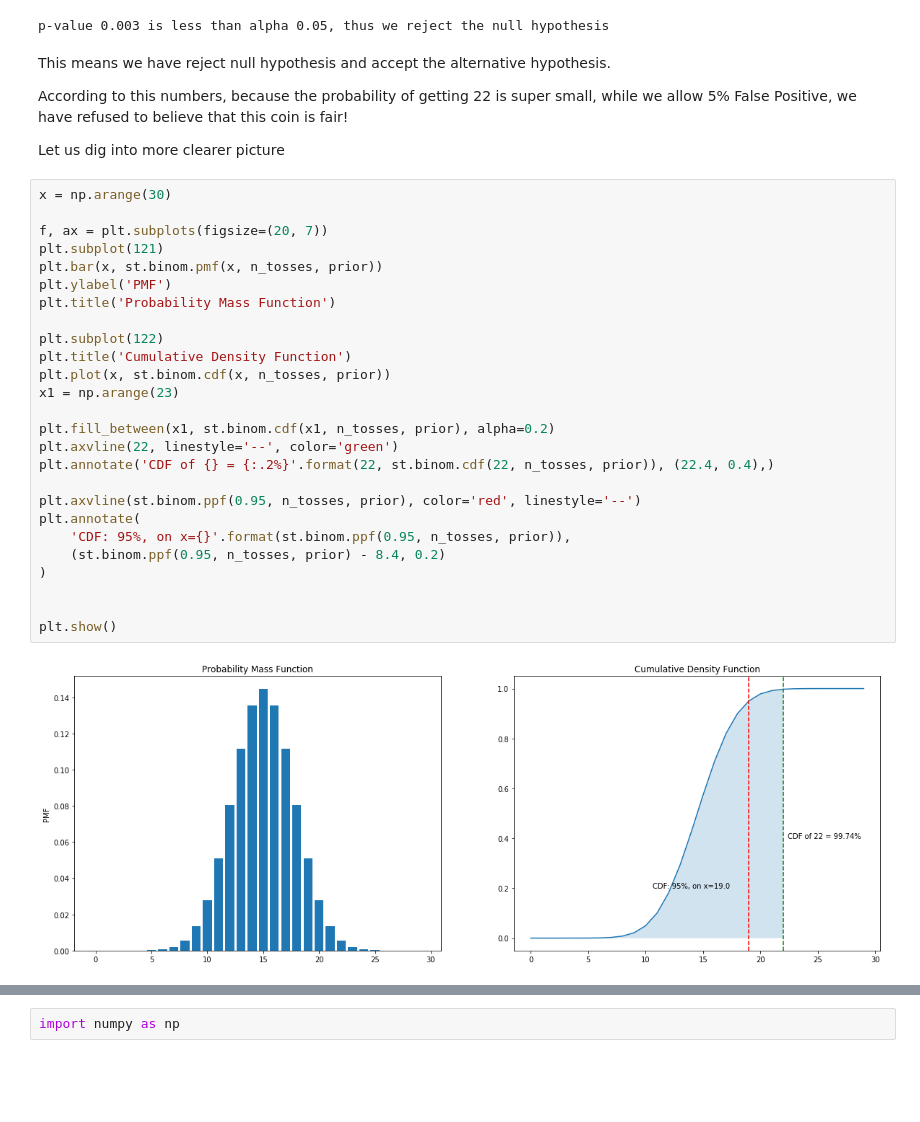
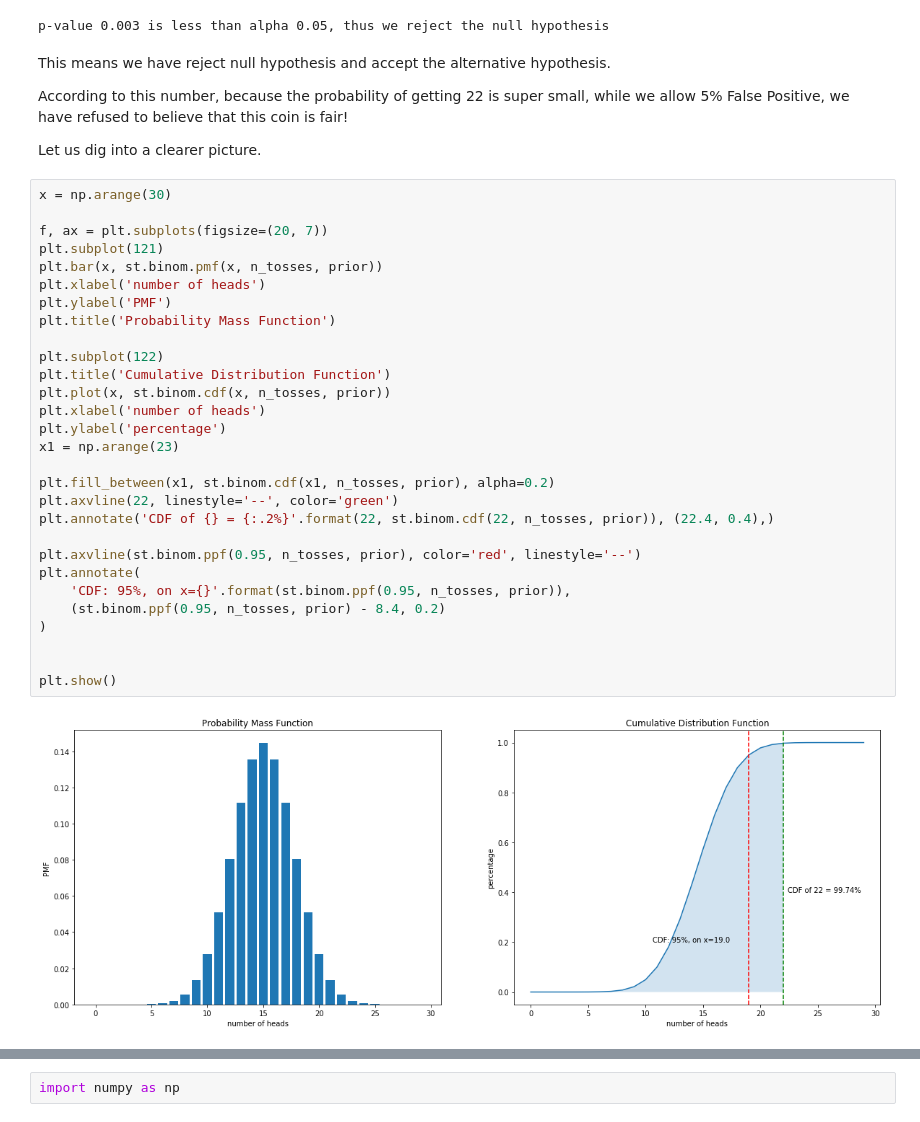
Before and after one commit to ariepratama/learnstats, a Jupyter notebook: 001-statistics_for_hackers/003 - CodeLab - Hypothesis Test - Answer.ipynb, the cells around one changed output, grey strips where cells are left out. Cells and saved outputs as stored; diff of their text form; blank space fills up the shorter version.

```diff
--- a/001-statistics_for_hackers/003 - CodeLab - Hypothesis Test - Answer.ipynb
+++ b/001-statistics_for_hackers/003 - CodeLab - Hypothesis Test - Answer.ipynb
@@ -82,35 +88,38 @@ p-value 0.003 is less than alpha 0.05, thus we reject the null hypothesis
 # %% [markdown]
 This means we have reject null hypothesis and accept the alternative hypothesis.
 
-According to this numbers, because the probability of getting 22 is super small, while we allow 5% False Positive, we have refused to believe that this coin is fair!
+According to this number, because the probability of getting 22 is super small, while we allow 5% False Positive, we have refused to believe that this coin is fair!
 
-Let us dig into more clearer picture
+Let us dig into a clearer picture.
 # %%
 x = np.arange(30)
 
 f, ax = plt.subplots(figsize=(20, 7))
 plt.subplot(121)
 plt.bar(x, st.binom.pmf(x, n_tosses, prior))
+plt.xlabel('number of heads')
 plt.ylabel('PMF')
 plt.title('Probability Mass Function')
 
 plt.subplot(122)
-plt.title('Cumulative Density Function')
+plt.title('Cumulative Distribution Function')
 plt.plot(x, st.binom.cdf(x, n_tosses, prior))
+plt.xlabel('number of heads')
+plt.ylabel('percentage')
 x1 = np.arange(23)
 
 plt.fill_between(x1, st.binom.cdf(x1, n_tosses, prior), alpha=0.2)
 plt.axvline(22, linestyle='--', color='green')
 plt.annotate('CDF of {} = {:.2%}'.format(22, st.binom.cdf(22, n_tosses, prior)), (22.4, 0.4),)
 
 plt.axvline(st.binom.ppf(0.95, n_tosses, prior), color='red', linestyle='--')
 plt.annotate(
     'CDF: 95%, on x={}'.format(st.binom.ppf(0.95, n_tosses, prior)),
     (st.binom.ppf(0.95, n_tosses, prior) - 8.4, 0.2)
 )
 
 
 plt.show()
 # %% [output]
-[figure, old version]
+[figure, new version]
 # %% [markdown]
```
Also changed, not shown: parts of 12 cells of this notebook.
